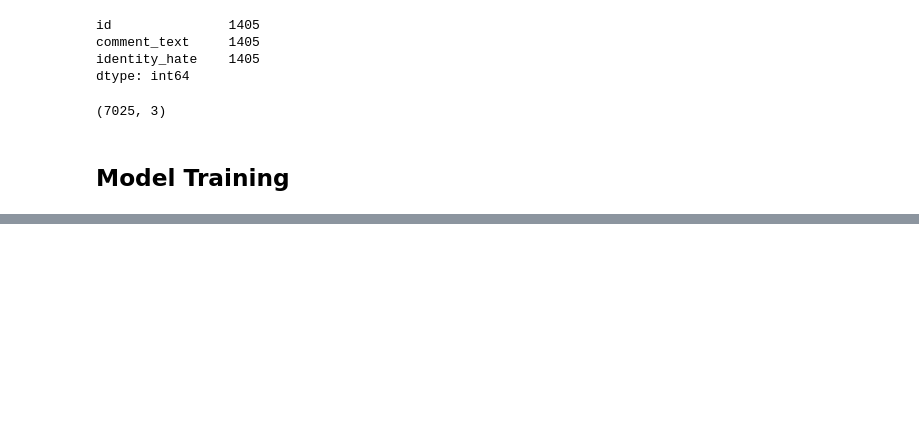
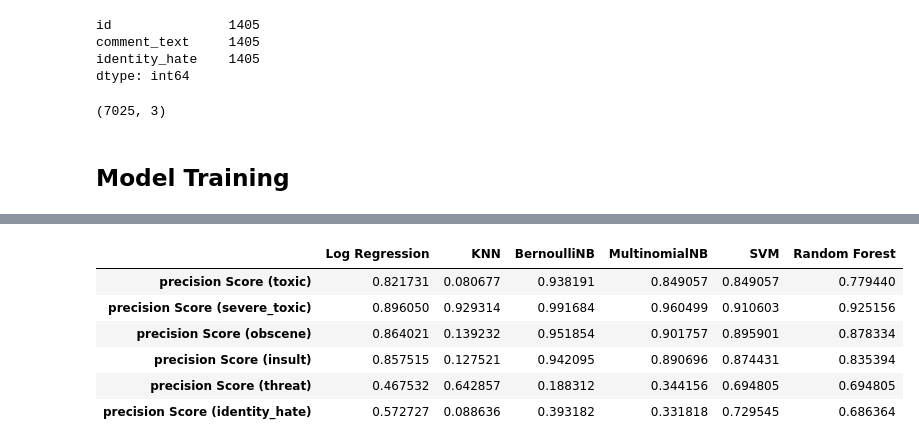
Before and after one commit to rohan-singh987/commentToxicityAnalyzer-ML, a Jupyter notebook: Comment Toxicity Classifier.ipynb, the cells around one changed output, grey strips where cells are left out. Cells and saved outputs as stored; diff of their text form; code cells hidden in the pictures; blank space fills up the shorter version.

```diff
--- a/Comment Toxicity Classifier.ipynb
+++ b/Comment Toxicity Classifier.ipynb
@@ -504,0 +551,3 @@ f1_all_trp
+# %%
+Precision_all = pd.concat([df_tox[1], df_sev[1], df_obs[1], df_ins[1], df_thr[1], df_ide[1]], axis=1)
+Precision_all
@@ -504,0 +562,11 @@ f1_all_trp
+# %%
+Precision_all_trp = Precision_all.transpose()
+Precision_all_trp
+# %% [output]
+|  | Log Regression | KNN | BernoulliNB | MultinomialNB | SVM | Random Forest |
+| precision Score (toxic) | 0.821731 | 0.080677 | 0.938191 | 0.849057 | 0.849057 | 0.779440 |
+| precision Score (severe_toxic) | 0.896050 | 0.929314 | 0.991684 | 0.960499 | 0.910603 | 0.925156 |
+| precision Score (obscene) | 0.864021 | 0.139232 | 0.951854 | 0.901757 | 0.895901 | 0.878334 |
+| precision Score (insult) | 0.857515 | 0.127521 | 0.942095 | 0.890696 | 0.874431 | 0.835394 |
+| precision Score (threat) | 0.467532 | 0.642857 | 0.188312 | 0.344156 | 0.694805 | 0.694805 |
+| precision Score (identity_hate) | 0.572727 | 0.088636 | 0.393182 | 0.331818 | 0.729545 | 0.686364 |
```
Also changed, not shown: parts of 14 cells of this notebook.
